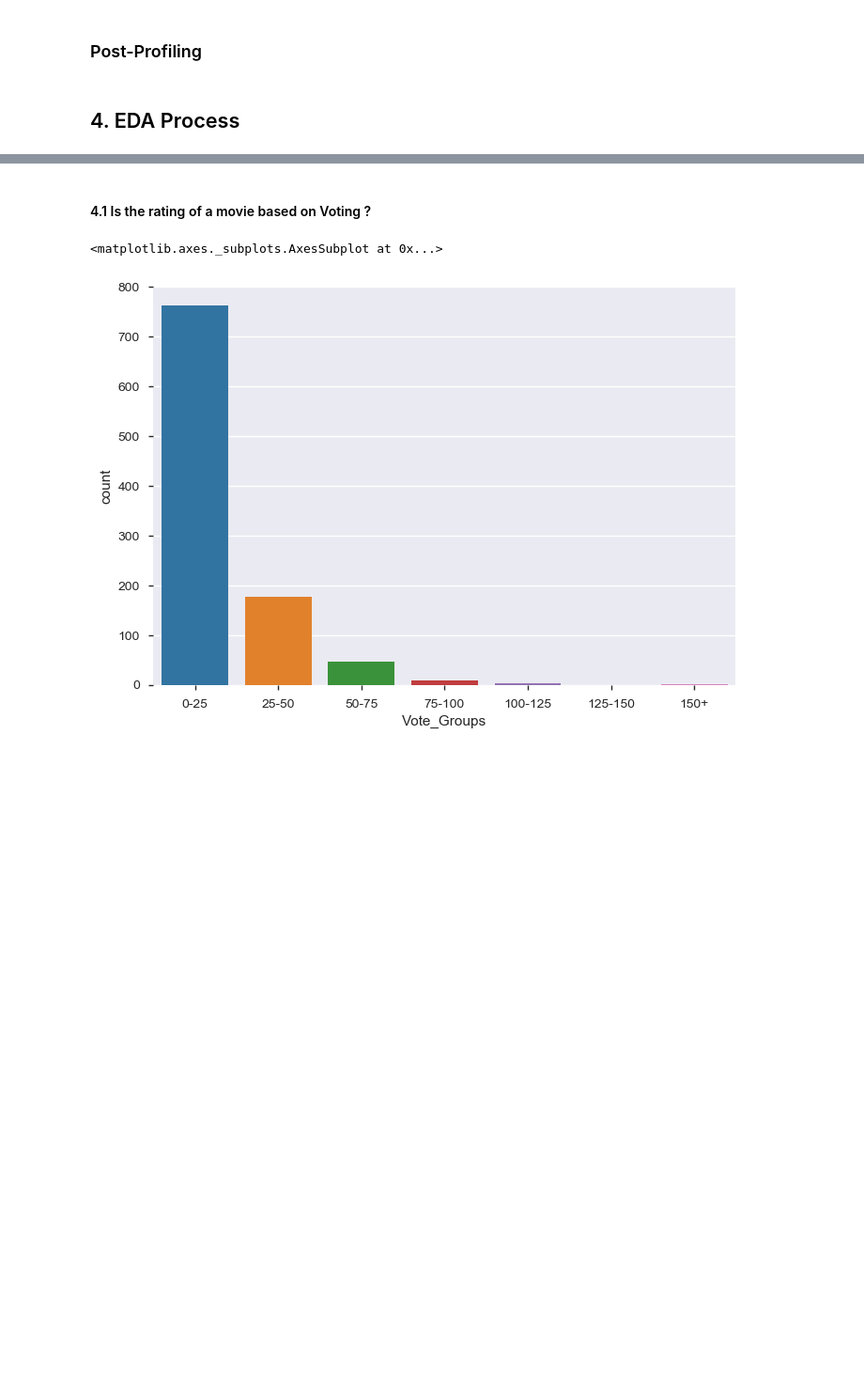
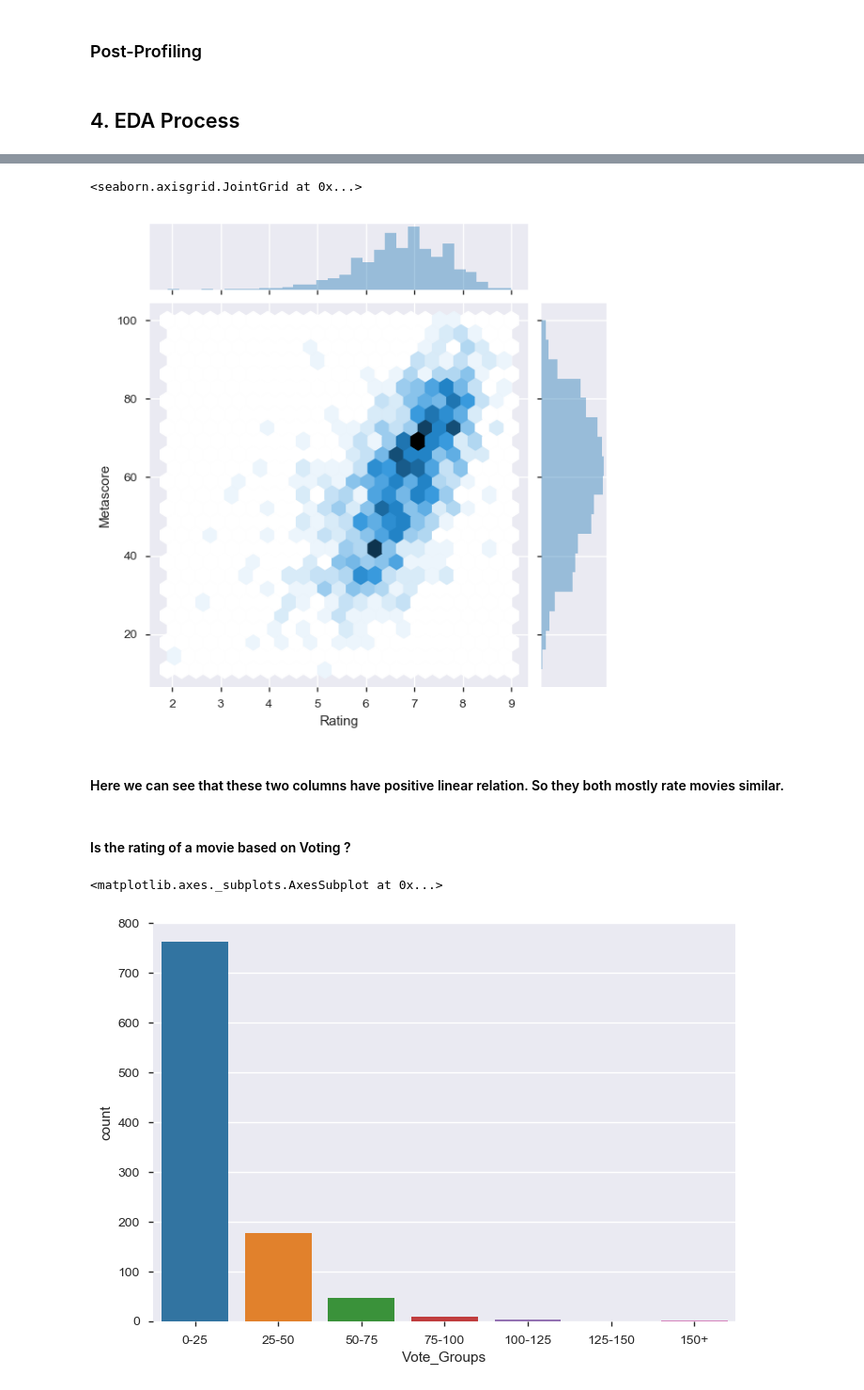
Before and after one commit to yaminijoshi89/INSAID-Projects, a Jupyter notebook: IMDB_1000MoviesDataSet_EDA.ipynb, the cells around one changed output, grey strips where cells are left out. Shown at 94% size. Drawn from its saved outputs; the diff is of its cells as text; code cells hidden in the pictures; blank space fills up the shorter version.

```diff
--- a/IMDB_1000MoviesDataSet_EDA.ipynb
+++ b/IMDB_1000MoviesDataSet_EDA.ipynb
@@ -243,5 +294,12 @@ post_profile.to_file("movie_data_post_profile.html")
+# %%
+sns.jointplot(x="Rating",y="Metascore",data=movie_data,kind='hex')
+# %% [output]
+<seaborn.axisgrid.JointGrid at 0x...>
+[figure, added]
+# %% [markdown]
+#### Here we can see that these two columns have positive linear relation. So they both mostly rate movies similar.
 # %% [markdown]
-#### 4.1 Is the rating of a movie based on Voting ?
+#### Is the rating of a movie based on Voting ?
 # %%
 sns.countplot(x=movie_data["Vote_Groups"],data=movie_data)
 # %% [output]
```
Also changed, not shown: parts of 25 cells of this notebook.
